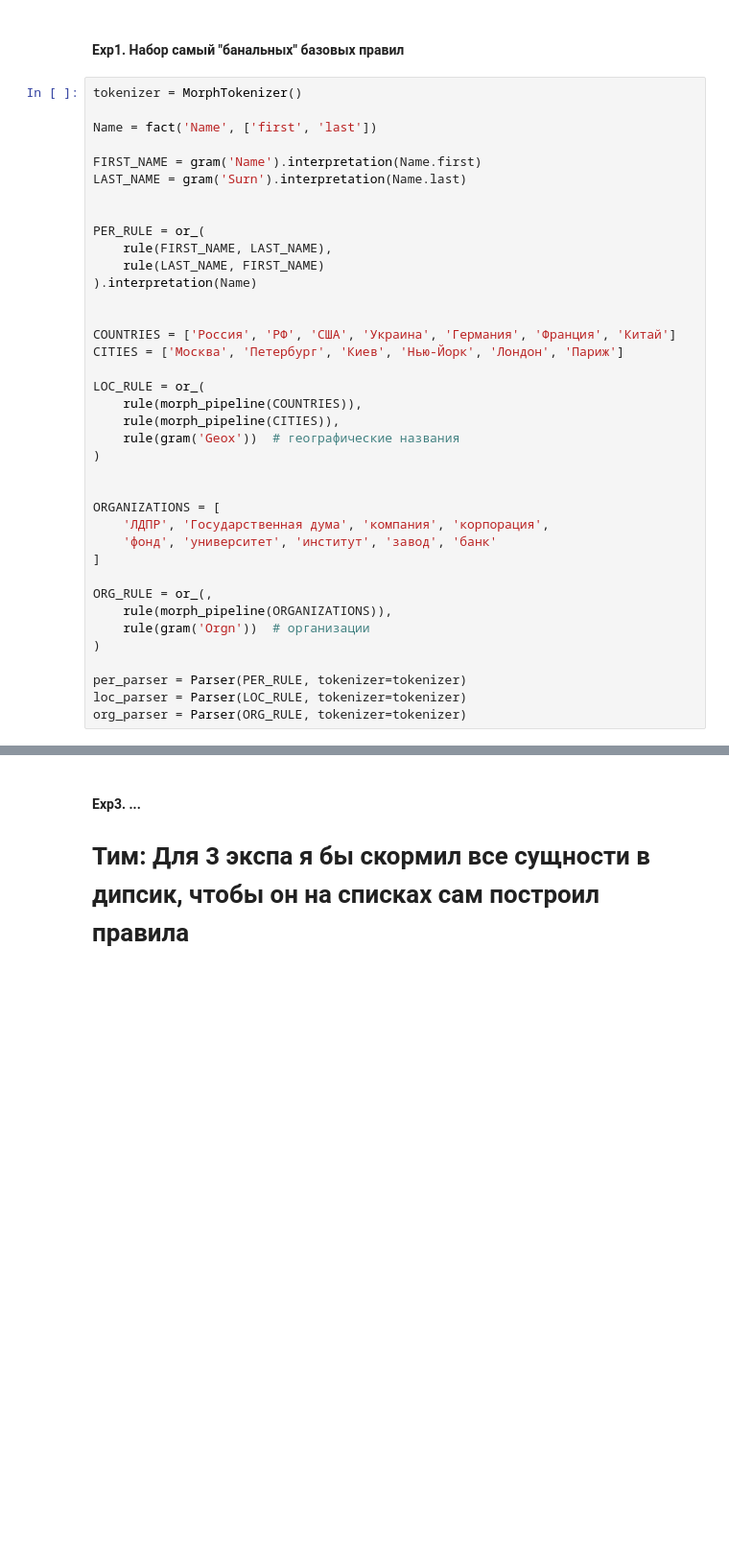
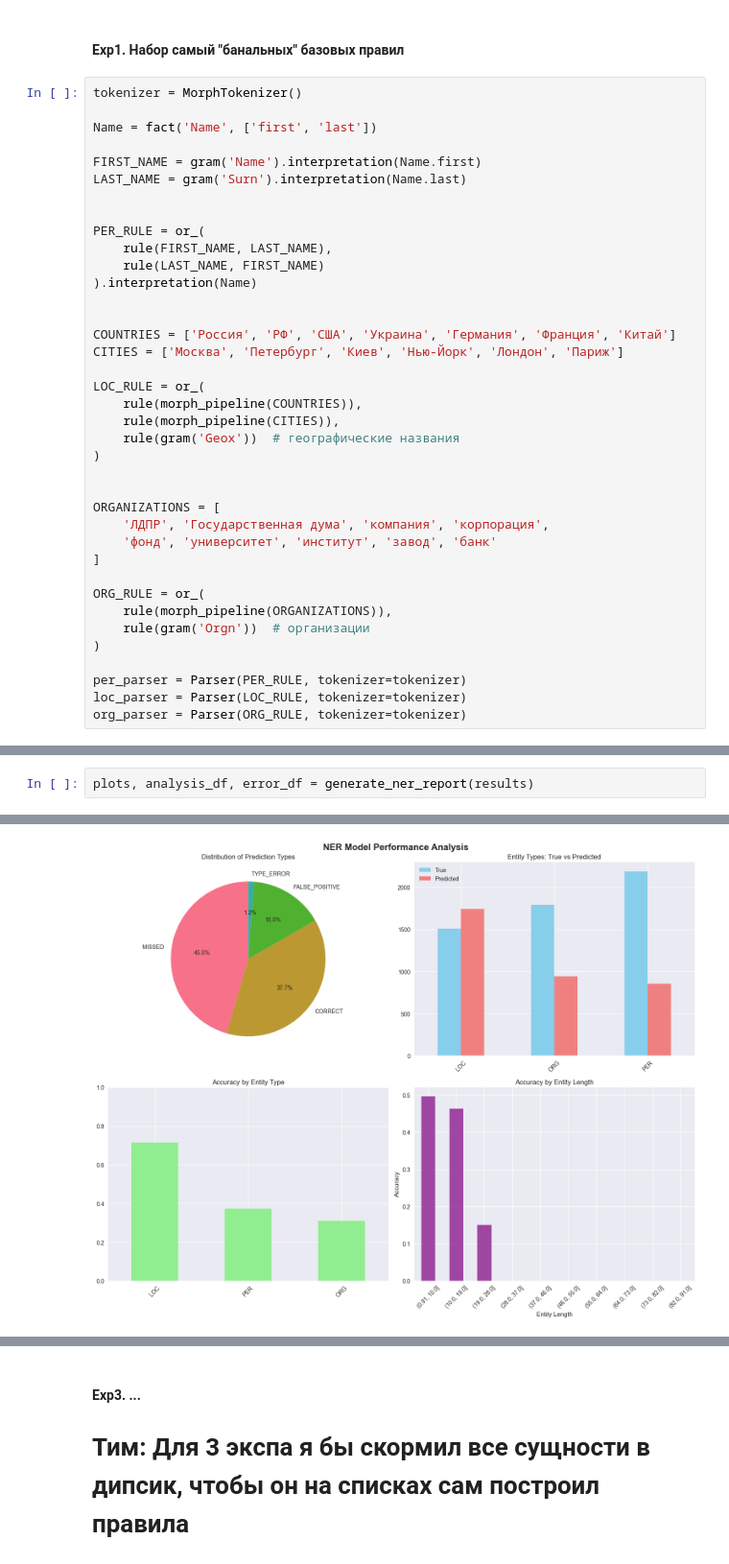
Before and after one commit to akon1te/hse-materials, a Jupyter notebook: lab1.ipynb, the cells around one changed output, grey strips where cells are left out. Shown at 96% size. Cells and saved outputs as stored; diff of their text form; blank space fills up the shorter version.

```diff
--- a/lab1.ipynb
+++ b/lab1.ipynb
@@ -105,7 +108,7 @@ ORGANIZATIONS = [
     'фонд', 'университет', 'институт', 'завод', 'банк'
 ]
 
-ORG_RULE = or_(,
+ORG_RULE = or_(
     rule(morph_pipeline(ORGANIZATIONS)),
     rule(gram('Orgn'))  # организации
 )
@@ -168,0 +190,3 @@ evaluate(results)
+# %%
+plots, analysis_df, error_df = generate_ner_report(results)
+# %% [output]
@@ -168,0 +203 @@ evaluate(results)
+[figure, added]
```
Also changed, not shown: parts of 15 cells of this notebook, 3 other files.
